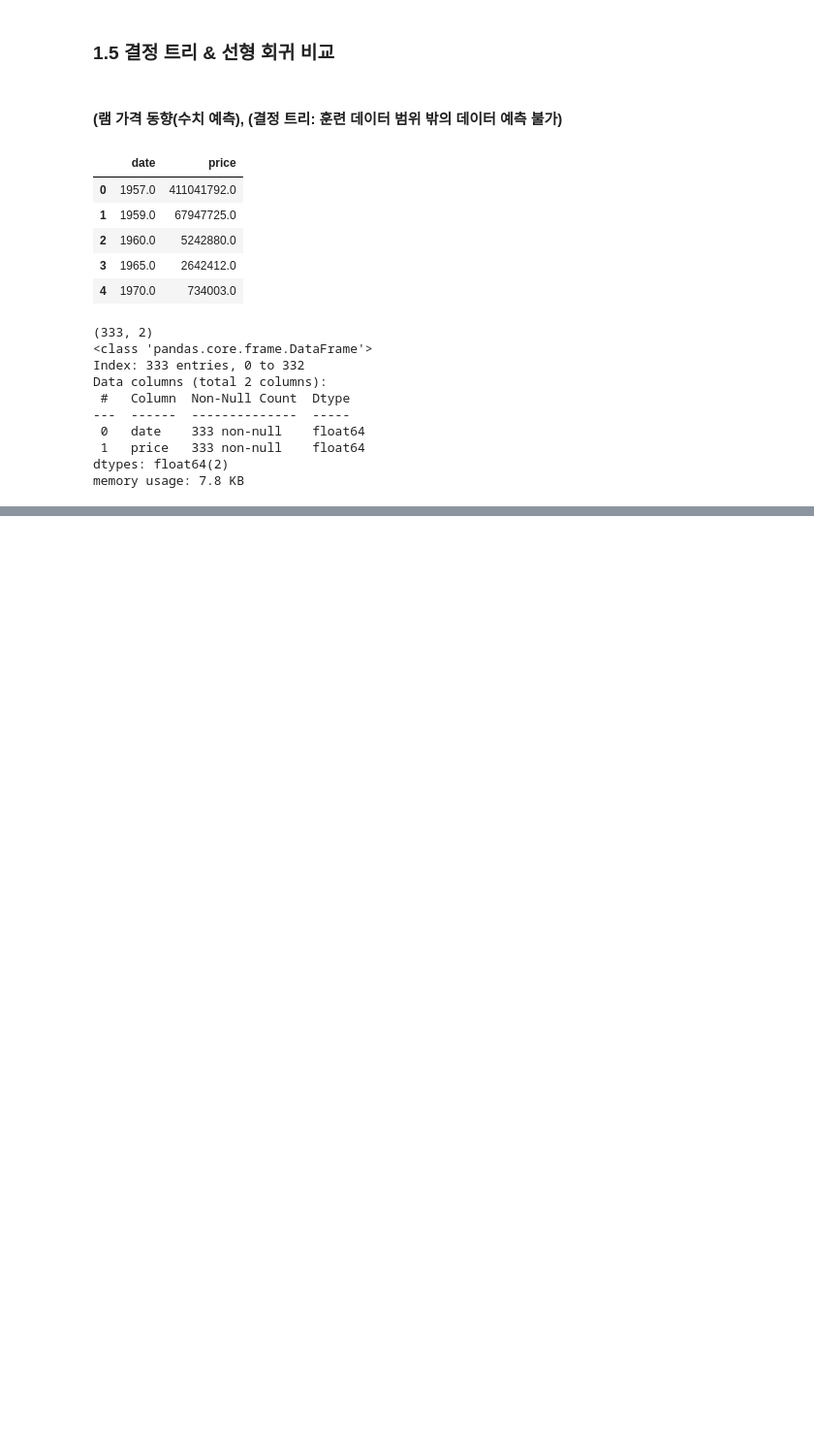
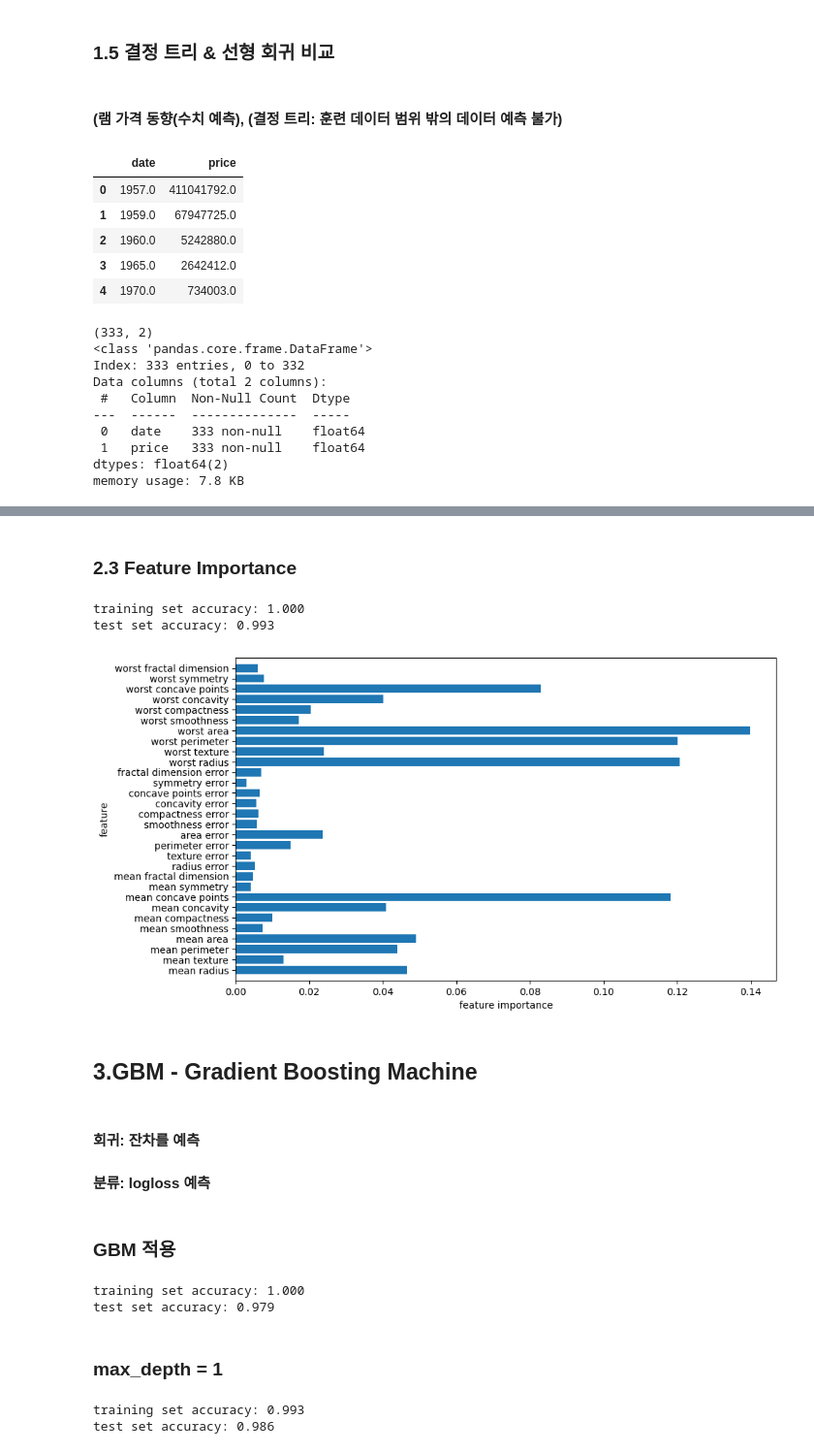
Before and after one commit to va4756/big_RaeJung, a Jupyter notebook: bigdata_RaeJung_03.ipynb, the cells around one changed output, grey strips where cells are left out. Shown at 97% size. Drawn from its saved outputs; the diff is of its cells as text; code cells hidden in the pictures; blank space fills up the shorter version.

```diff
--- a/bigdata_RaeJung_03.ipynb
+++ b/bigdata_RaeJung_03.ipynb
@@ -279,0 +341,42 @@ memory usage: 7.8 KB
+# %% [markdown]
+### 2.3 Feature Importance
+# %%
+# 데이터 생성 & 데이터 분할
+from sklearn.datasets import load_breast_cancer
+from sklearn.model_selection import train_test_split
+
+cancer = load_breast_cancer()
+
+X_train, X_test, y_train, y_test = train_test_split(cancer.data, cancer.target, random_state=123)
+# %%
+# 모댈 생성 및 학습 - Random Forest
+from sklearn.ensemble import RandomForestClassifier
+
+forest = RandomForestClassifier()
+forest.fit(X_train, y_train)
+
+print('training set accuracy: {:.3f}'.format(forest.score(X_train, y_train)))
+print('test set accuracy: {:.3f}'.format(forest.score(X_test, y_test)))
+# %% [output]
+training set accuracy: 1.000
+test set accuracy: 0.993
+# %%
+def plot_feature_importances_cancer(model):
+    n_features = cancer.data.shape[1]
+    plt.barh(np.arange(n_features), model.feature_importances_, align='center')
+    plt.yticks(np.arange(n_features), cancer.feature_names)
+    plt.xlabel('feature importance')
+    plt.ylabel('feature')
+    plt.ylim(-1, n_features)
+# %%
+# Feature Importance
+plot_feature_importances_cancer(forest)
+# %% [output]
+[figure, added]
+# %% [markdown]
+## 3.GBM - Gradient Boosting Machine
+# %% [markdown]
+#### 회귀: 잔차를 예측
+#### 분류: logloss 예측
+# %% [markdown]
+### GBM 적용
@@ -279,0 +386,22 @@ memory usage: 7.8 KB
+# %%
+from sklearn.ensemble import GradientBoostingClassifier
+
+gbrt = GradientBoostingClassifier(random_state=123)
+gbrt.fit(X_train, y_train)
+
+print('training set accuracy: {:.3f}'.format(gbrt.score(X_train, y_train)))
+print('test set accuracy: {:.3f}'.format(gbrt.score(X_test, y_test)))
+# %% [output]
+training set accuracy: 1.000
+test set accuracy: 0.979
+# %% [markdown]
+### max_depth = 1
+# %%
+gbrt = GradientBoostingClassifier(random_state=123, max_depth=1)
+gbrt.fit(X_train, y_train)
+
+print('training set accuracy: {:.3f}'.format(gbrt.score(X_train, y_train)))
+print('test set accuracy: {:.3f}'.format(gbrt.score(X_test, y_test)))
+# %% [output]
+training set accuracy: 0.993
+test set accuracy: 0.986
```
Also changed, not shown: parts of 36 cells of this notebook.
